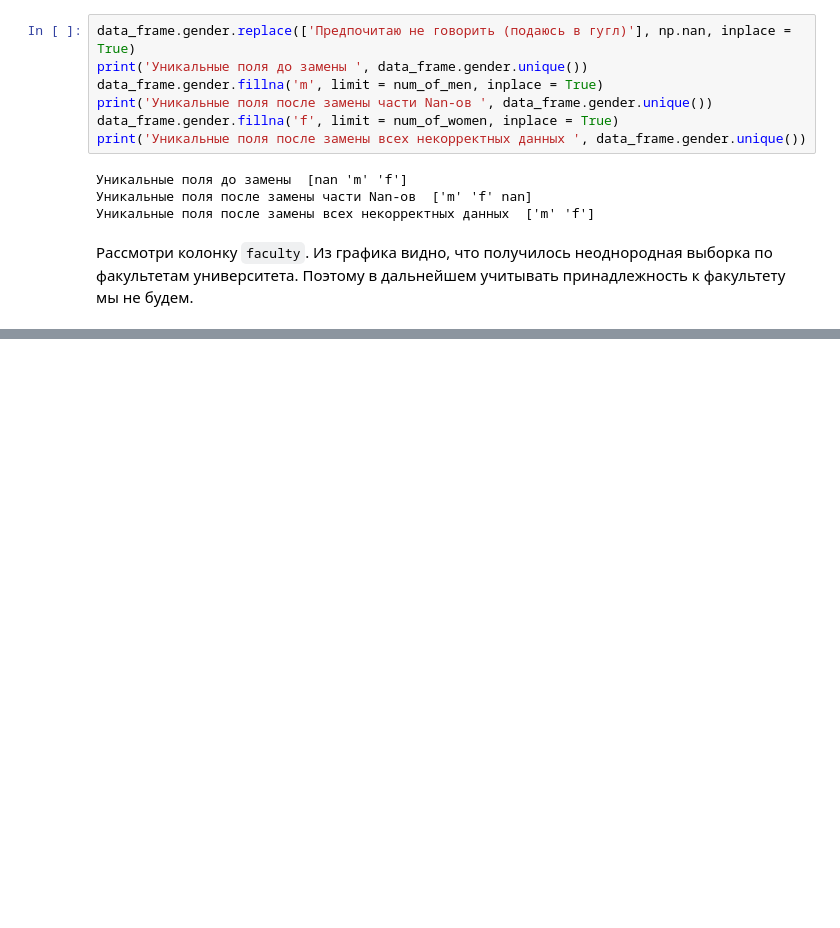
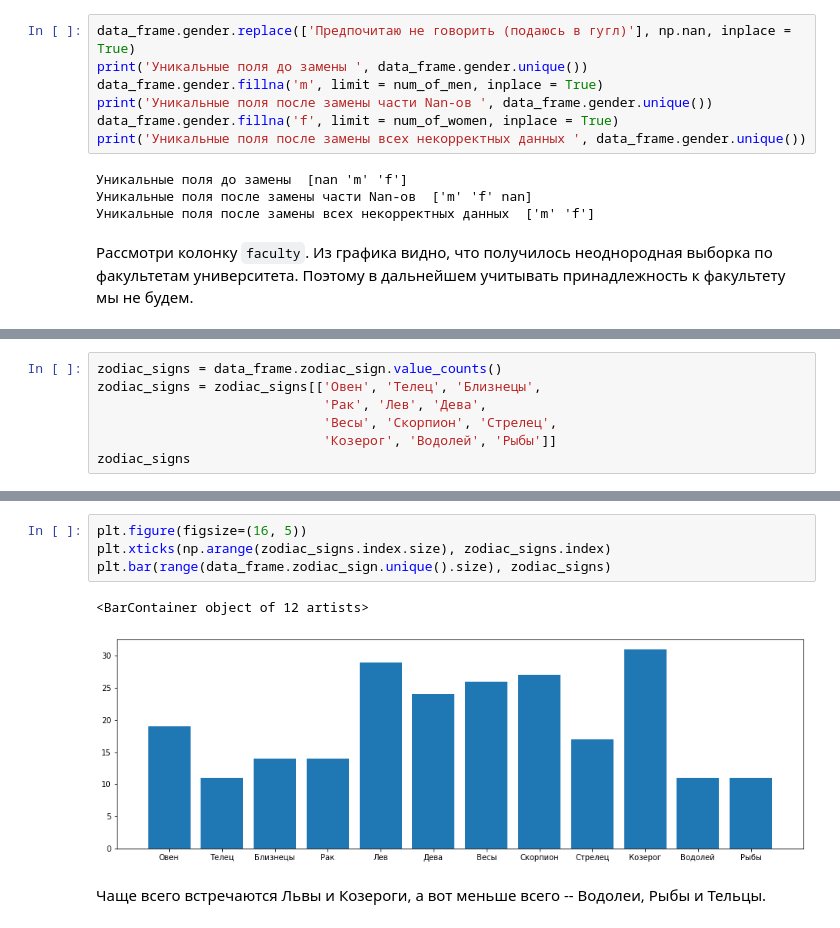
Before and after one commit to sherri-ice/DataAnalyseProject, a Jupyter notebook: vkiad_project.ipynb, the cells around one changed output, grey strips where cells are left out. Saved outputs shown, nothing was run; the diff lists cells and outputs as text; blank space fills up the shorter version.

Commit message:
Zodiac signs distribution

```diff
--- a/vkiad_project.ipynb
+++ b/vkiad_project.ipynb
@@ -135,0 +142,7 @@ data_frame
+# %%
+zodiac_signs = data_frame.zodiac_sign.value_counts()
+zodiac_signs = zodiac_signs[['Овен', 'Телец', 'Близнецы',
+                             'Рак', 'Лев', 'Дева',
+                             'Весы', 'Скорпион', 'Стрелец',
+                             'Козерог', 'Водолей', 'Рыбы']]
+zodiac_signs
@@ -135,0 +163,9 @@ data_frame
+# %%
+plt.figure(figsize=(16, 5))
+plt.xticks(np.arange(zodiac_signs.index.size), zodiac_signs.index)
+plt.bar(range(data_frame.zodiac_sign.unique().size), zodiac_signs)
+# %% [output]
+<BarContainer object of 12 artists>
+[figure, added]
+# %% [markdown]
+Чаще всего встречаются Львы и Козероги, а вот меньше всего -- Водолеи, Рыбы и Тельцы.
```
Also changed, not shown: parts of 8 cells of this notebook.
